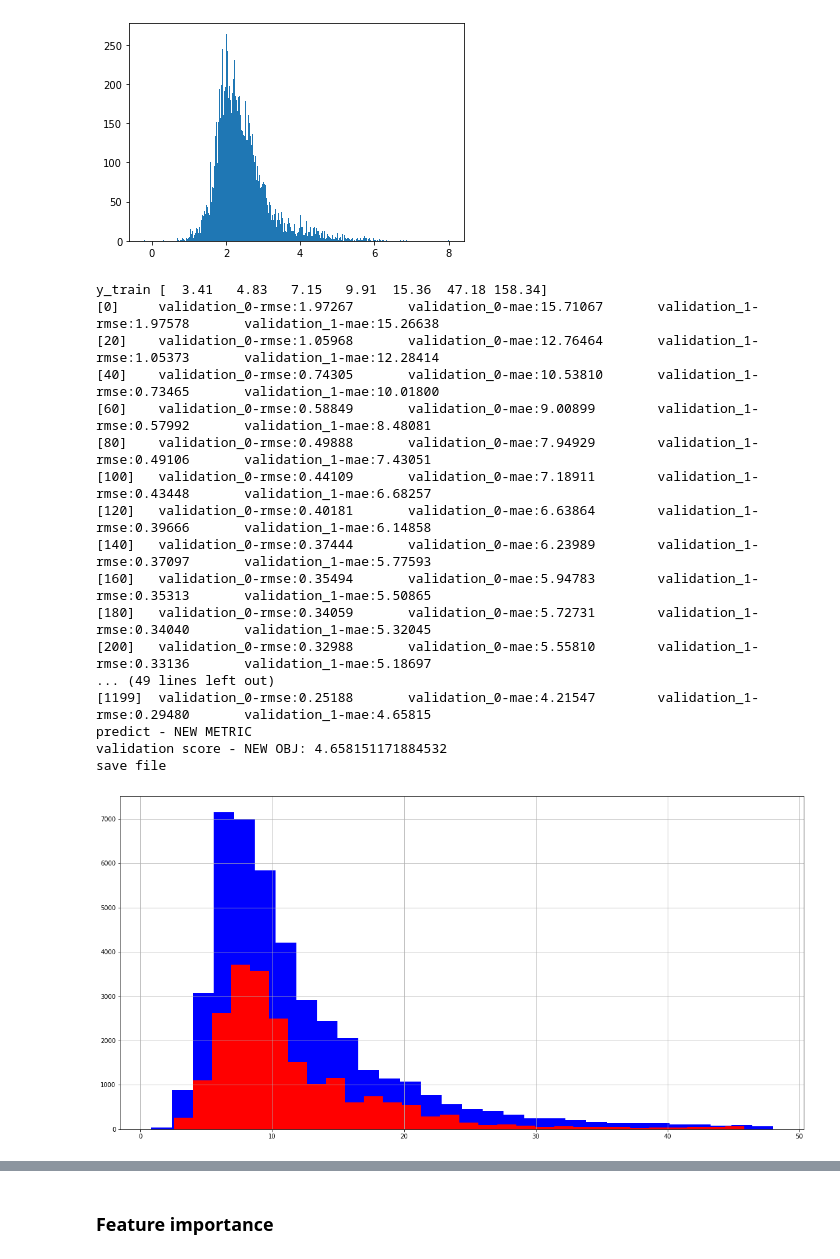
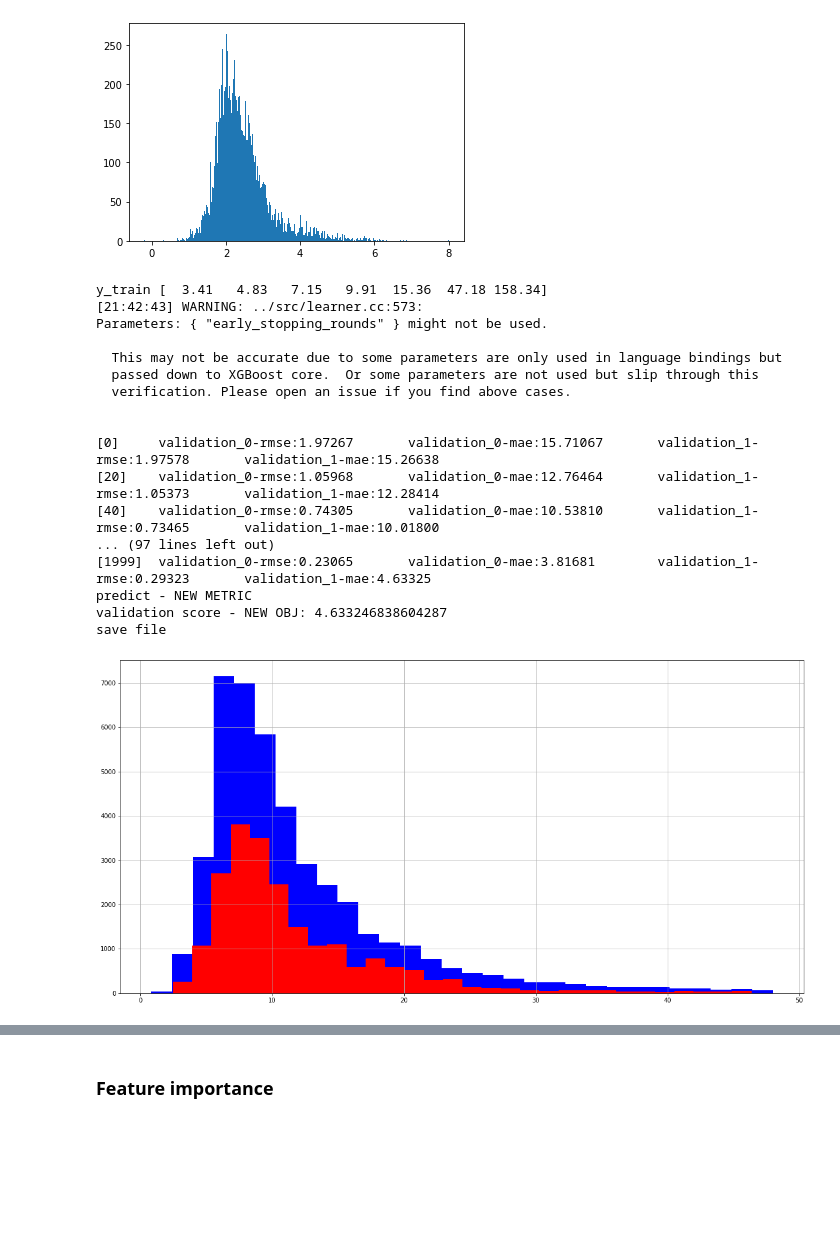
Before and after one commit to DataCrane/PML-kaggle-competition-2021, a Jupyter notebook: pml-2021-competition.ipynb, the cells around one changed output, grey strips where cells are left out. Drawn from its saved outputs; the diff is of its cells as text; code cells hidden in the pictures; blank space fills up the shorter version.

```diff
--- a/pml-2021-competition.ipynb
+++ b/pml-2021-competition.ipynb
@@ -1063,7 +1065,9 @@ if target_log:
     y_test_log = np.log(y_test) + shift
 # %%
 # Model
-# kaggle: 4.90
+# kaggle public score: 4.88
+# kaggle private score: 5.29
+
 
 print('y_train', np.round(np.percentile(y_train, [1,5,25,50,75,95,99]),2))
 
@@ -1075,10 +1079,11 @@ xgb_params = {'objective' : fair_obj,
               'reg_alpha': 1.1538760116889881,
               'reg_lambda': 0.9937596019610064,
               'min_child_weight': 6,
-              'n_estimators': 1200,
+              'n_estimators': 2000,
               'subsample': 0.8762074509846408,
               'tree_method': 'gpu_hist',
-              'random_state': 20}
+              'random_state': 20,
+              'early_stopping_rounds': 5}
 
 model = xgb.XGBRegressor(**xgb_params)
 
@@ -1094,45 +1099,45 @@ print("predict - NEW METRIC")
 
 if target_log:
 
     y_pred_log = model.predict(X_test) - shift
     y_pred_log[ y_pred_log < 0 ] = 1e-6 # for sub zero values
     y_pred = np.exp( y_pred_log )
 
 score = mean_absolute_error(y_test, y_pred)
 
 print('validation score - NEW OBJ: {}'.format(score))
 
 
 
 print("save file")
 test_price_log = model.predict(test[feats].values) - shift
 test['price'] = np.exp(test_price_log)
 test['id'] = test['id'].astype('int32')
 test[ ['id', 'price'] ].to_csv('newmetric_3_check.csv', index=False)
 
 plot.figure(figsize = (20,10))
 train[ train.price < np.percentile( train.price, 95 ) ]['price'].hist(bins=30, color='blue')
 test[ test.price < np.percentile( test.price, 95 ) ]['price'].hist(bins=30, color='red')
 plot.show()
 # %% [output]
 y_train [  3.41   4.83   7.15   9.91  15.36  47.18 158.34]
+[21:42:43] WARNING: ../src/learner.cc:573:
+Parameters: { "early_stopping_rounds" } might not be used.
+
+  This may not be accurate due to some parameters are only used in language bindings but
+  passed down to XGBoost core.  Or some parameters are not used but slip through this
+  verification. Please open an issue if you find above cases.
+
+
 [0]     validation_0-rmse:1.97267       validation_0-mae:15.71067       validation_1-rmse:1.97578       validation_1-mae:15.26638
 [20]    validation_0-rmse:1.05968       validation_0-mae:12.76464       validation_1-rmse:1.05373       validation_1-mae:12.28414
 [40]    validation_0-rmse:0.74305       validation_0-mae:10.53810       validation_1-rmse:0.73465       validation_1-mae:10.01800
-[60]    validation_0-rmse:0.58849       validation_0-mae:9.00899        validation_1-rmse:0.57992       validation_1-mae:8.48081
-[80]    validation_0-rmse:0.49888       validation_0-mae:7.94929        validation_1-rmse:0.49106       validation_1-mae:7.43051
-[100]   validation_0-rmse:0.44109       validation_0-mae:7.18911        validation_1-rmse:0.43448       validation_1-mae:6.68257
-[120]   validation_0-rmse:0.40181       validation_0-mae:6.63864        validation_1-rmse:0.39666       validation_1-mae:6.14858
-[140]   validation_0-rmse:0.37444       validation_0-mae:6.23989        validation_1-rmse:0.37097       validation_1-mae:5.77593
-[160]   validation_0-rmse:0.35494       validation_0-mae:5.94783        validation_1-rmse:0.35313       validation_1-mae:5.50865
-[180]   validation_0-rmse:0.34059       validation_0-mae:5.72731        validation_1-rmse:0.34040       validation_1-mae:5.32045
-[200]   validation_0-rmse:0.32988       validation_0-mae:5.55810        validation_1-rmse:0.33136       validation_1-mae:5.18697
-... (49 lines left out)
-[1199]  validation_0-rmse:0.25188       validation_0-mae:4.21547        validation_1-rmse:0.29480       validation_1-mae:4.65815
+... (97 lines left out)
+[1999]  validation_0-rmse:0.23065       validation_0-mae:3.81681        validation_1-rmse:0.29323       validation_1-mae:4.63325
 predict - NEW METRIC
-validation score - NEW OBJ: 4.658151171884532
+validation score - NEW OBJ: 4.633246838604287
 save file
-[figure, old version]
+[figure, new version]
 # %%
 # plot learning curve
 plot.title("Learning curve MAE")
```
Also changed, not shown: parts of 12 cells of this notebook.
